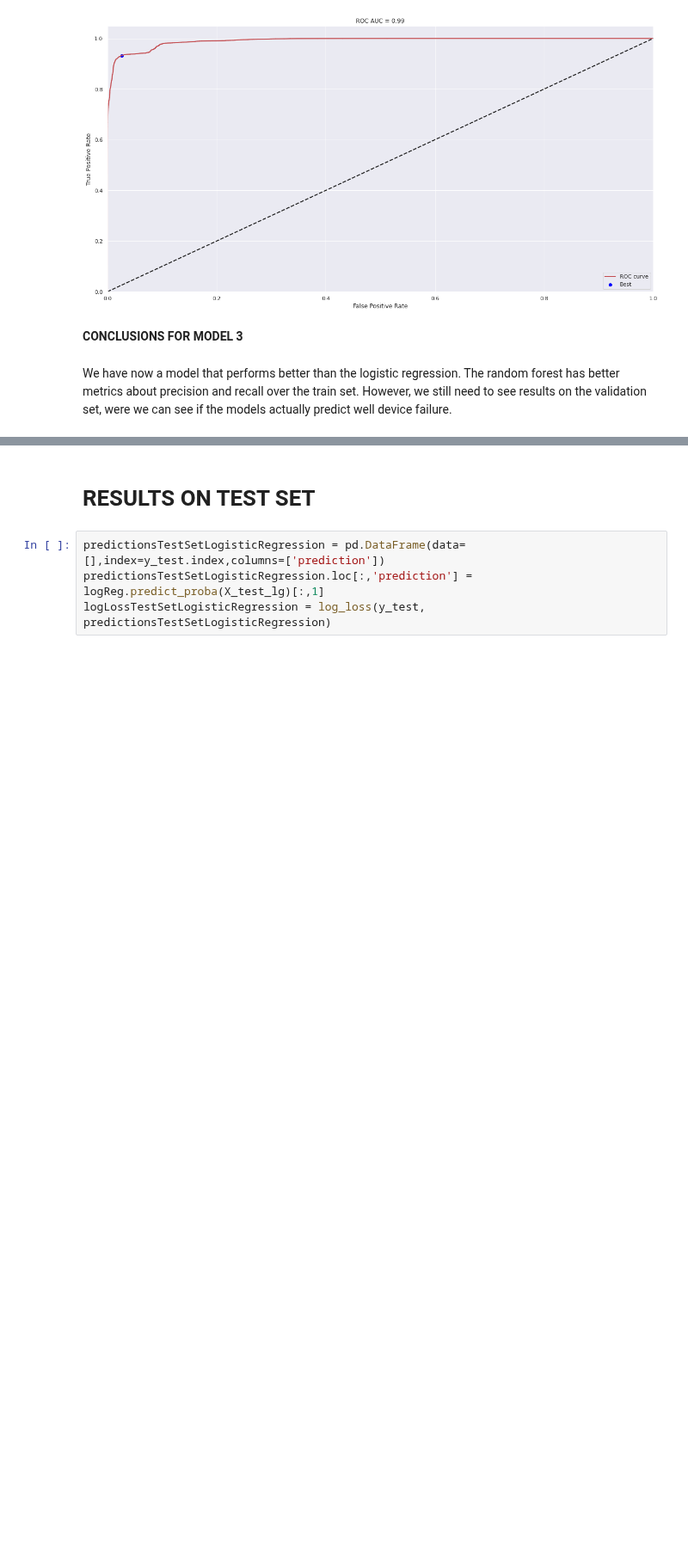
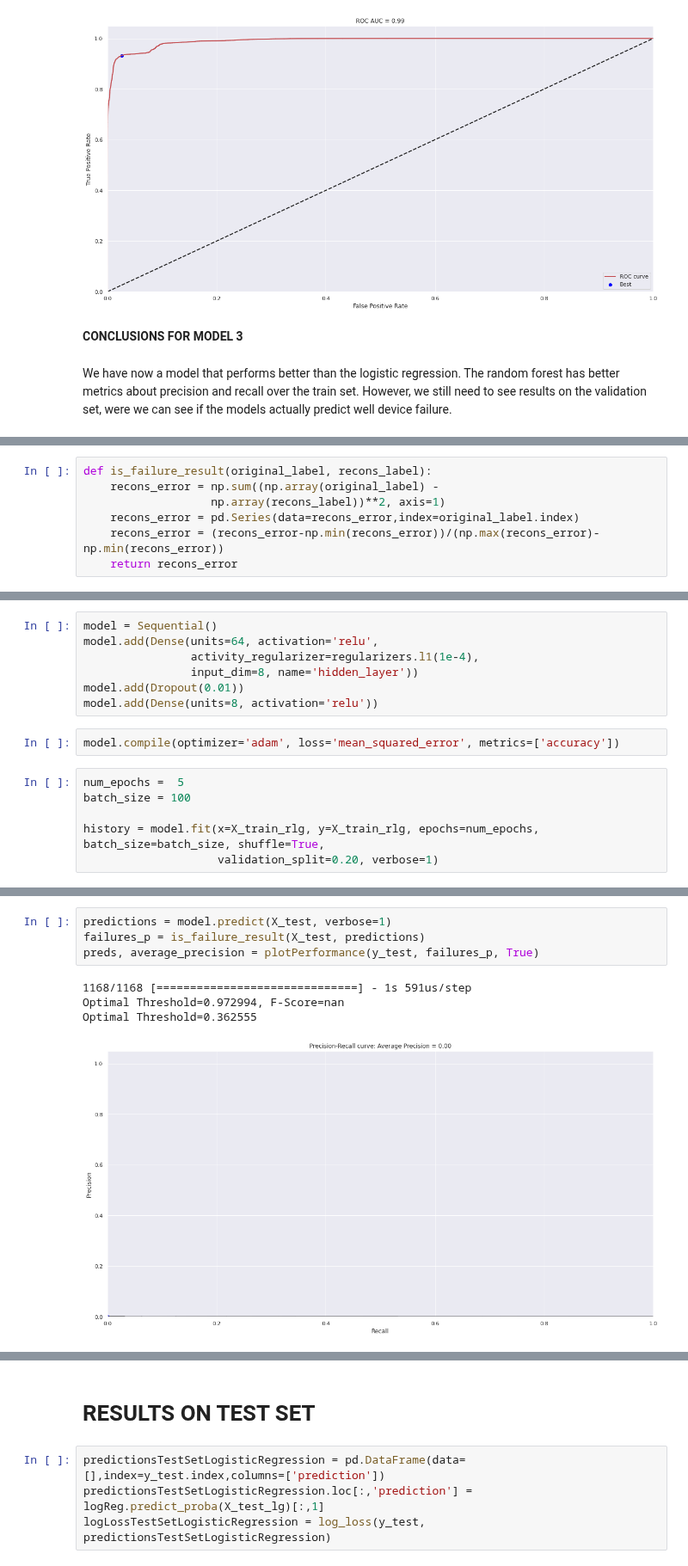
Before and after one commit to qSergio/rare_anomaly, a Jupyter notebook: device_failure_classifiers/Work Sample.ipynb, the cells around one changed output, grey strips where cells are left out. Shown at 86% size. Saved outputs shown, nothing was run; the diff lists cells and outputs as text; blank space fills up the shorter version.

```diff
--- a/device_failure_classifiers/Work Sample.ipynb
+++ b/device_failure_classifiers/Work Sample.ipynb
@@ -849,0 +962,7 @@ We have now a model that performs better than the logistic regression. The rando
+# %%
+def is_failure_result(original_label, recons_label):
+    recons_error = np.sum((np.array(original_label) -
+                   np.array(recons_label))**2, axis=1)
+    recons_error = pd.Series(data=recons_error,index=original_label.index)
+    recons_error = (recons_error-np.min(recons_error))/(np.max(recons_error)-np.min(recons_error))
+    return recons_error
@@ -849,0 +1127,15 @@ We have now a model that performs better than the logistic regression. The rando
+# %%
+model = Sequential()
+model.add(Dense(units=64, activation='relu',
+                activity_regularizer=regularizers.l1(1e-4),
+                input_dim=8, name='hidden_layer'))
+model.add(Dropout(0.01))
+model.add(Dense(units=8, activation='relu'))
+# %%
+model.compile(optimizer='adam', loss='mean_squared_error', metrics=['accuracy'])
+# %%
+num_epochs =  5
+batch_size = 100
+
+history = model.fit(x=X_train_rlg, y=X_train_rlg, epochs=num_epochs, batch_size=batch_size, shuffle=True,
+                    validation_split=0.20, verbose=1)
@@ -849,0 +1153,9 @@ We have now a model that performs better than the logistic regression. The rando
+# %%
+predictions = model.predict(X_test, verbose=1)
+failures_p = is_failure_result(X_test, predictions)
+preds, average_precision = plotPerformance(y_test, failures_p, True)
+# %% [output]
+1168/1168 [==============================] - 1s 591us/step
+Optimal Threshold=0.972994, F-Score=nan
+Optimal Threshold=0.362555
+[figure, added]
```
Also changed, not shown: parts of 34 cells of this notebook.
